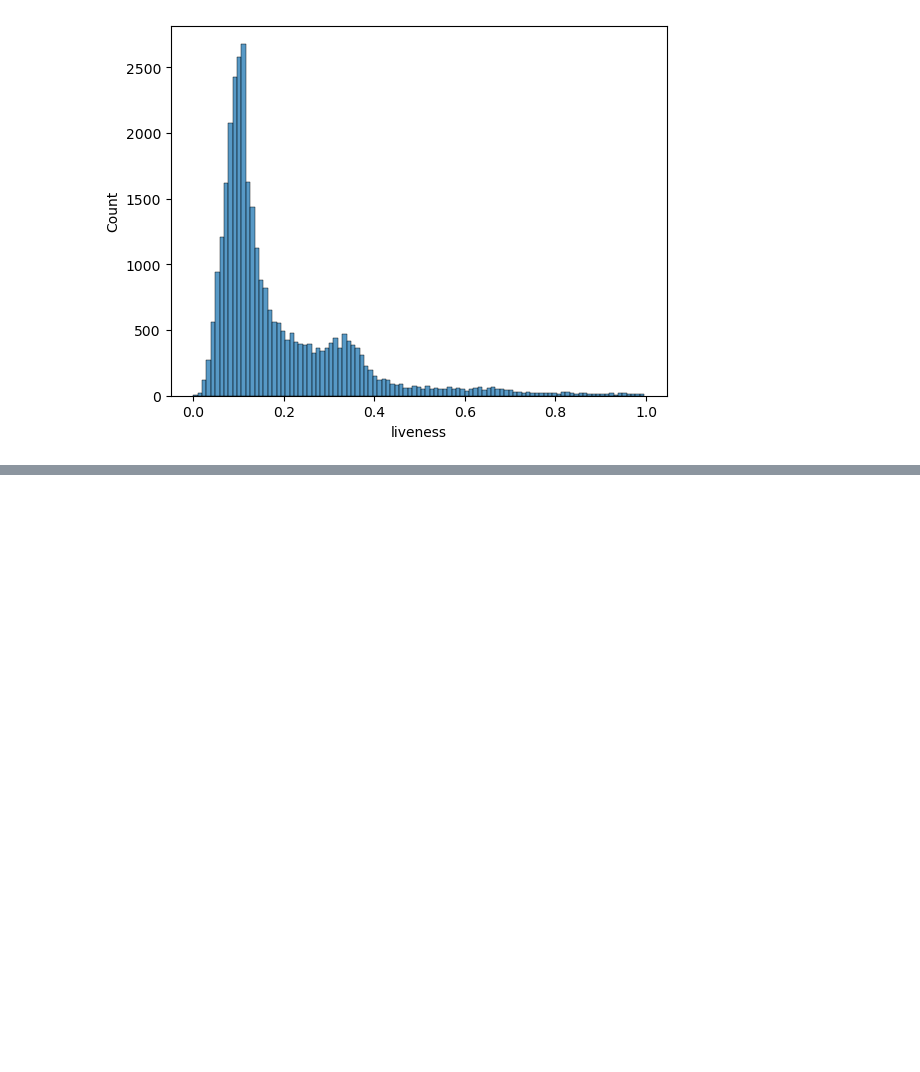
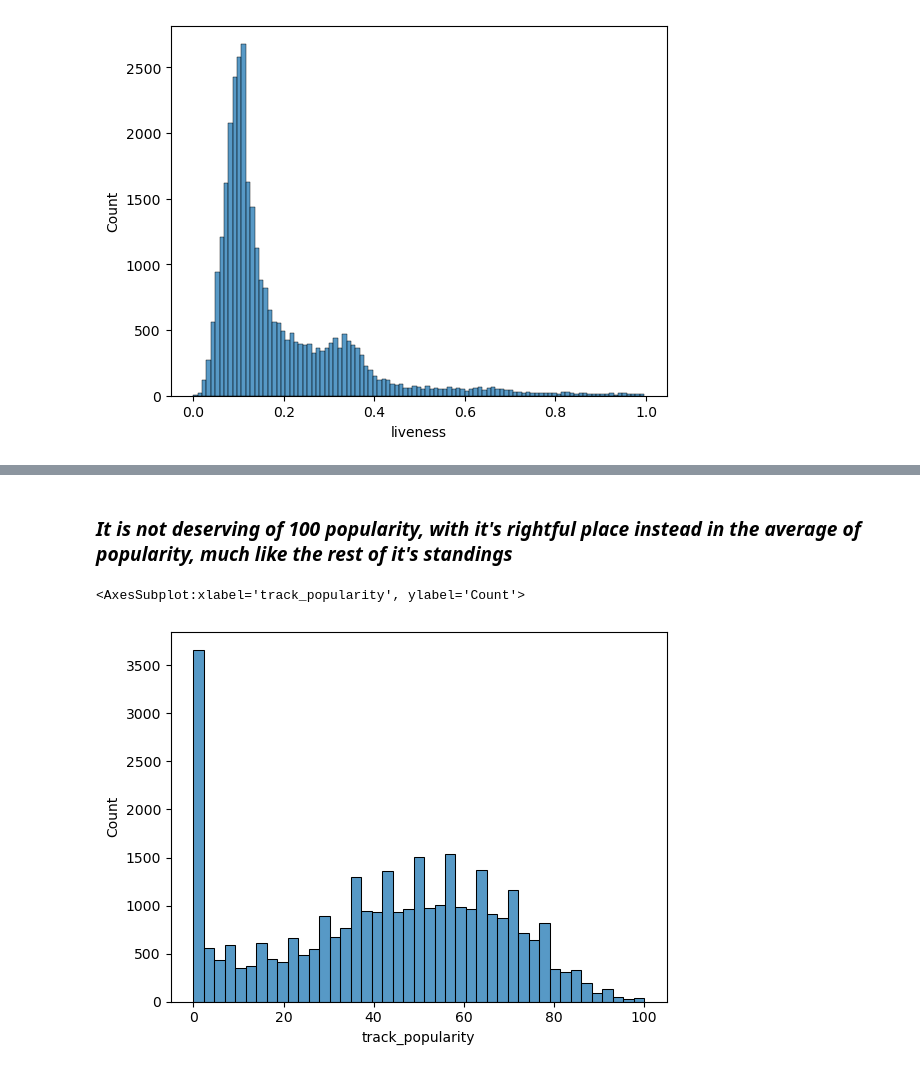
Before and after one commit to Google-Stein/CCIC-Artificial-Intelligence, a Jupyter notebook: Semester 1/Spotify/spotify_songs.csv Mathematical Analyzation.ipynb, the cells around one changed output, grey strips where cells are left out. Drawn from its saved outputs; the diff is of its cells as text; code cells hidden in the pictures; blank space fills up the shorter version.

```diff
--- a/Semester 1/Spotify/spotify_songs.csv Mathematical Analyzation.ipynb
+++ b/Semester 1/Spotify/spotify_songs.csv Mathematical Analyzation.ipynb
@@ -261,0 +276,7 @@ sns.histplot(data=data, x='liveness', kde=False)
+# %% [markdown]
+### *It is not deserving of 100 popularity, with it's rightful place instead in the average of popularity, much like the rest of it's standings*
+# %%
+sns.histplot(data=data, x='track_popularity', kde=False)
+# %% [output]
+<AxesSubplot:xlabel='track_popularity', ylabel='Count'>
+[figure, added]
```
Also changed, not shown: parts of 5 cells of this notebook.
